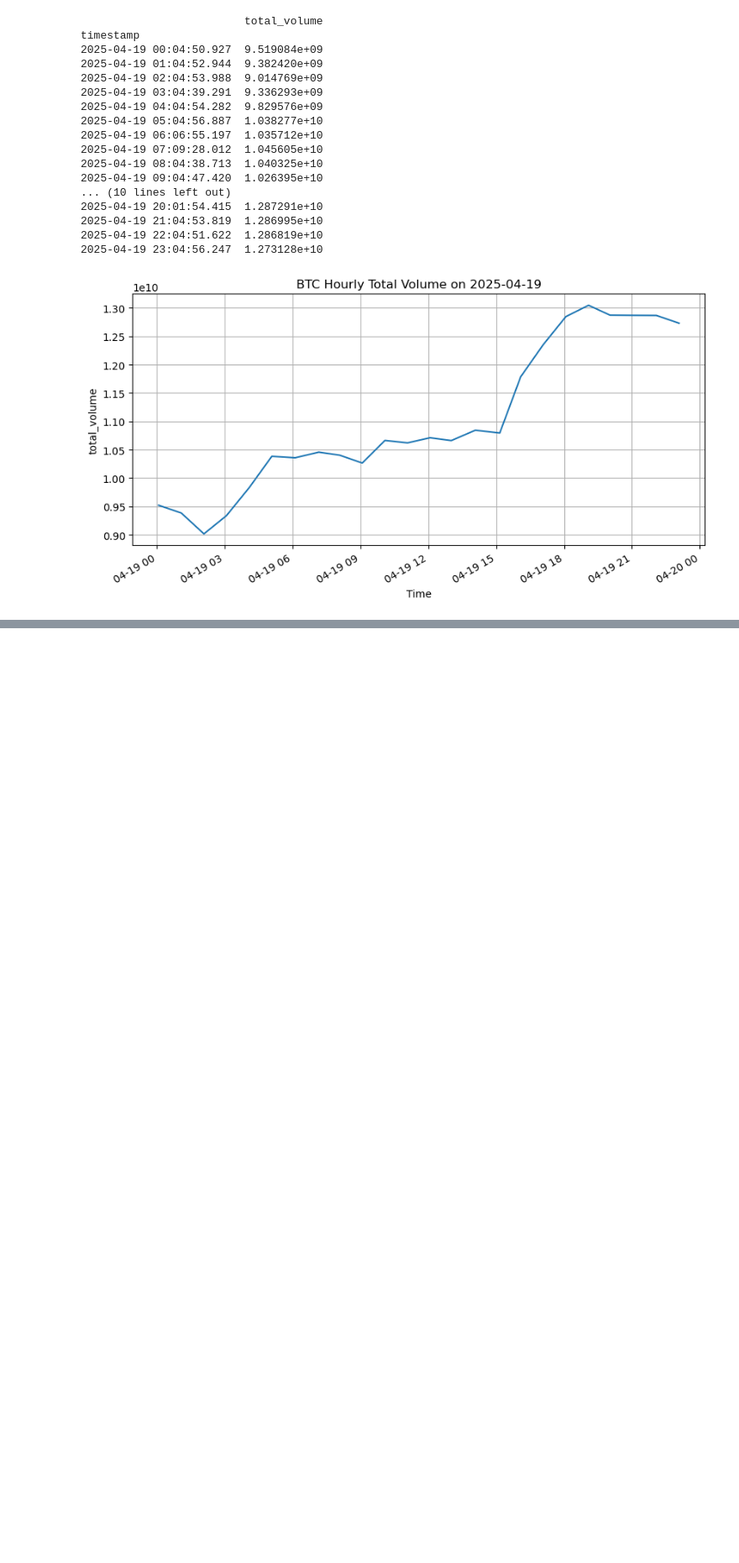
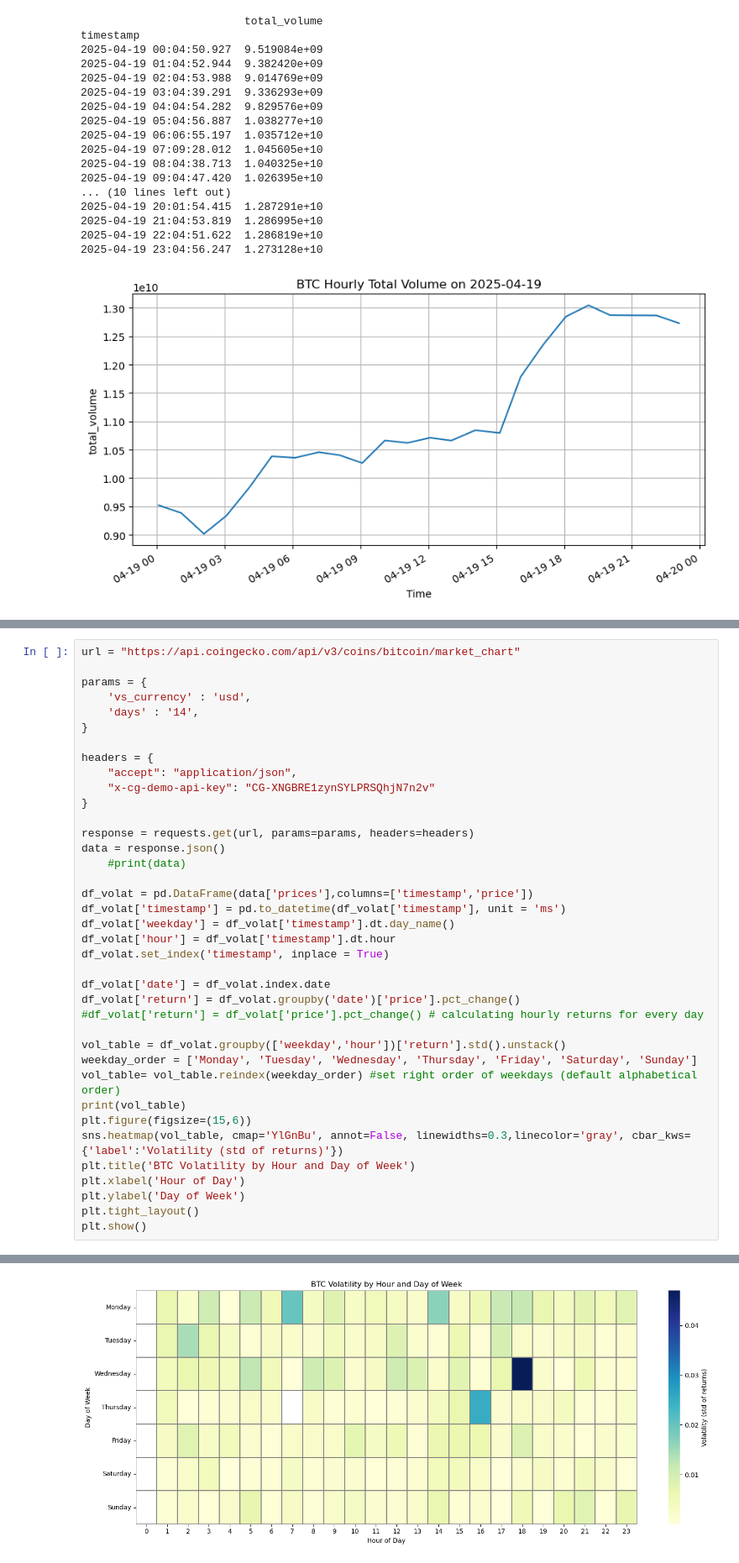
Before and after one commit to moyu1011-hka/hausarbeit-info2, a Jupyter notebook: test_coingecko_with_jupyter.ipynb, the cells around one changed output, grey strips where cells are left out. Shown at 84% size. Cells and saved outputs as stored; diff of their text form; blank space fills up the shorter version.

Commit message:
creating heatmap for volatility

```diff
--- a/test_coingecko_with_jupyter.ipynb
+++ b/test_coingecko_with_jupyter.ipynb
@@ -452,3 +540,42 @@ plt.show()
 
 [169 rows x 4 columns]
 [figure]
+# %%
+url = "https://api.coingecko.com/api/v3/coins/bitcoin/market_chart"
+
+params = {
+    'vs_currency' : 'usd',
+    'days' : '14',
+}
+
+headers = {
+    "accept": "application/json",
+    "x-cg-demo-api-key": "CG-XNGBRE1zynSYLPRSQhjN7n2v"
+}
+
+response = requests.get(url, params=params, headers=headers)
+data = response.json()
+    #print(data)
+
+df_volat = pd.DataFrame(data['prices'],columns=['timestamp','price'])
+df_volat['timestamp'] = pd.to_datetime(df_volat['timestamp'], unit = 'ms')
+df_volat['weekday'] = df_volat['timestamp'].dt.day_name()
+df_volat['hour'] = df_volat['timestamp'].dt.hour
+df_volat.set_index('timestamp', inplace = True)
+
+df_volat['date'] = df_volat.index.date
+df_volat['return'] = df_volat.groupby('date')['price'].pct_change()
+#df_volat['return'] = df_volat['price'].pct_change() # calculating hourly returns for every day
+
+vol_table = df_volat.groupby(['weekday','hour'])['return'].std().unstack()
+weekday_order = ['Monday', 'Tuesday', 'Wednesday', 'Thursday', 'Friday', 'Saturday', 'Sunday']
+vol_table= vol_table.reindex(weekday_order) #set right order of weekdays (default alphabetical order)
+print(vol_table)
+plt.figure(figsize=(15,6))
+sns.heatmap(vol_table, cmap='YlGnBu', annot=False, linewidths=0.3,linecolor='gray', cbar_kws={'label':'Volatility (std of returns)'})
+plt.title('BTC Volatility by Hour and Day of Week')
+plt.xlabel('Hour of Day')
+plt.ylabel('Day of Week')
+plt.tight_layout()
+plt.show()
+# %% [output]
@@ -454,0 +599 @@ plt.show()
+[figure, added]
```
Also changed, not shown: parts of 7 cells of this notebook.
